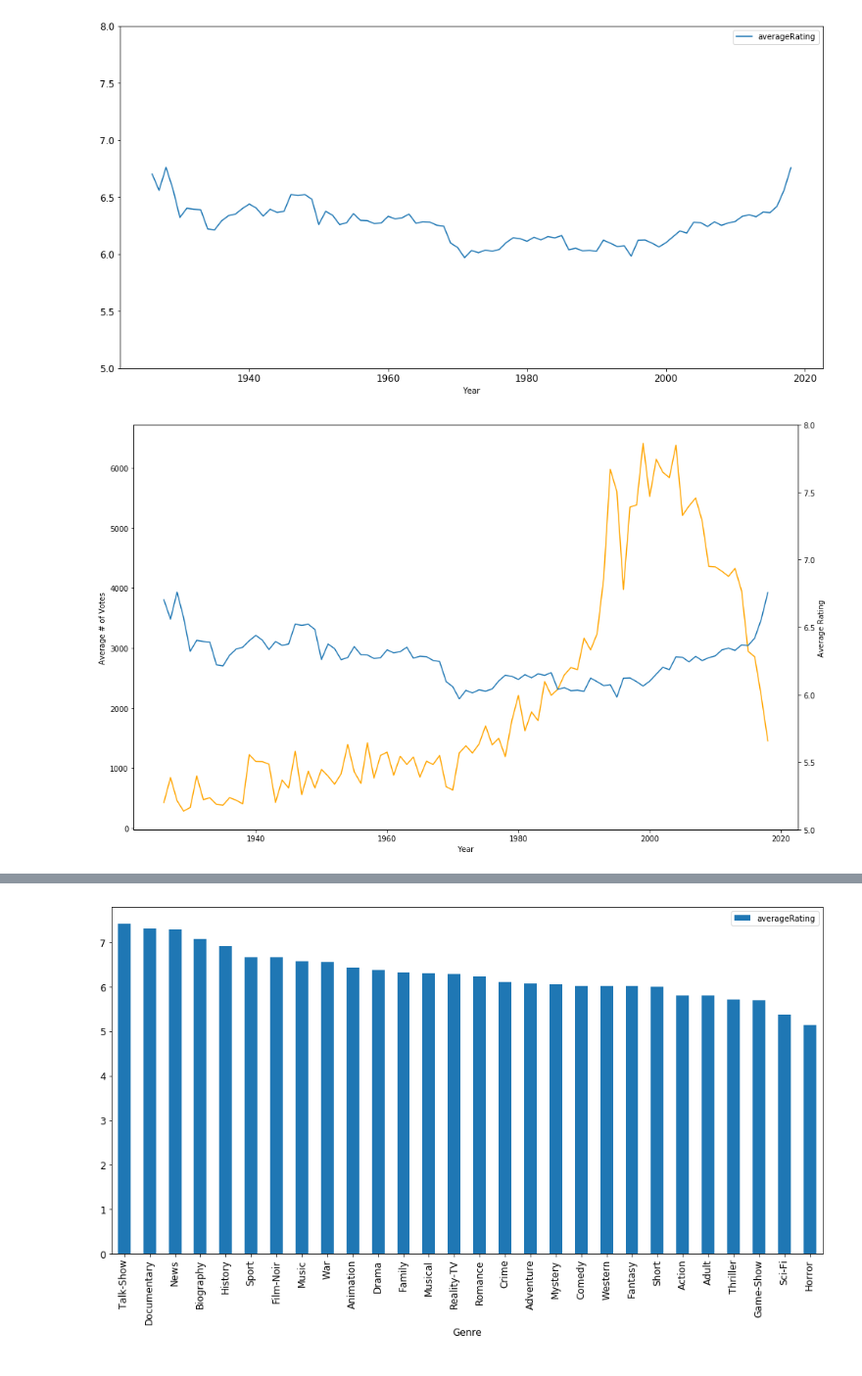
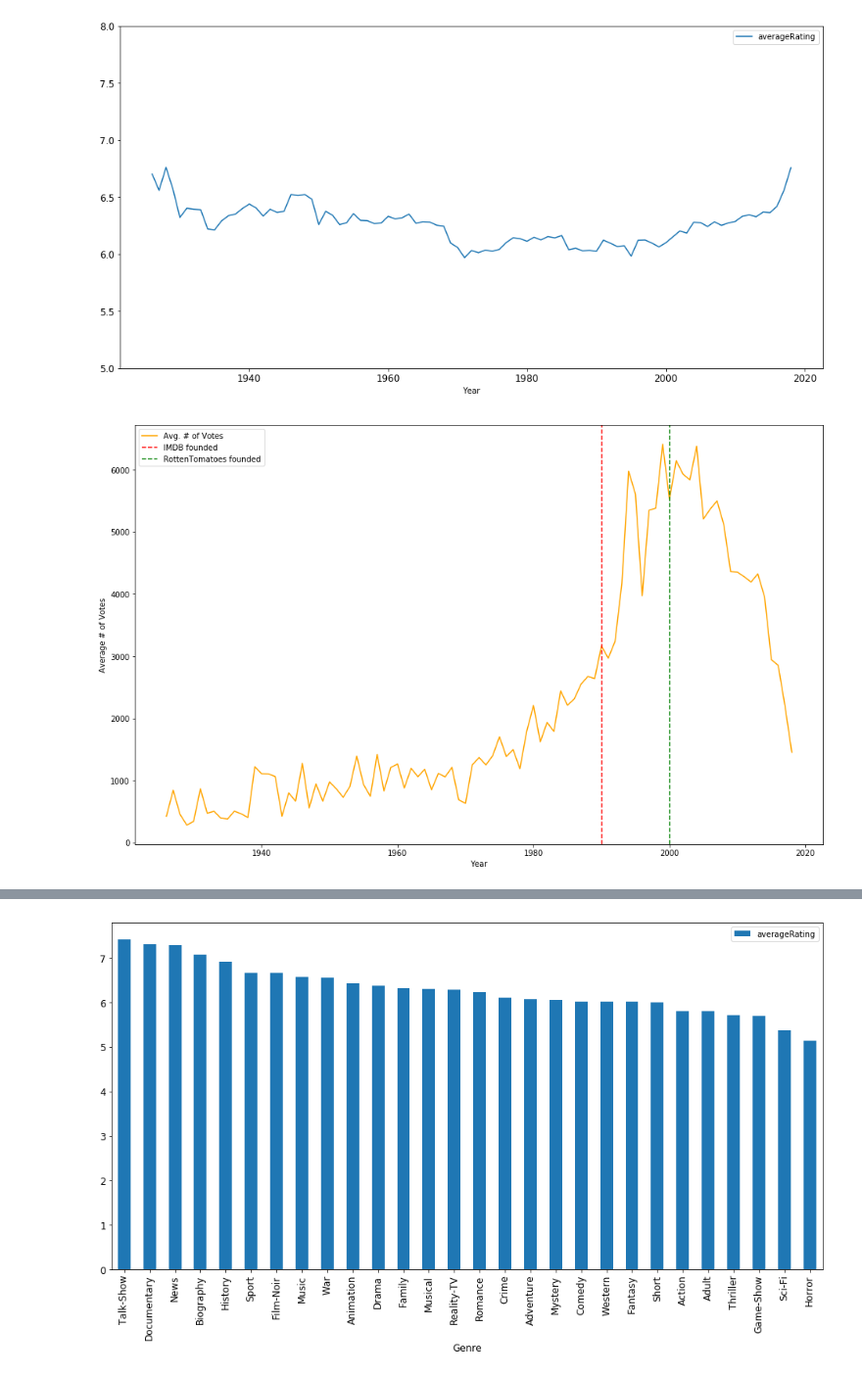
Before and after one commit to kylemcorliss/Thinkful, a Jupyter notebook: Fundamentals_Capstone/Capstone_IMDB_ratings.ipynb, the cells around one changed output, grey strips where cells are left out. Shown at 98% size. Saved outputs shown, nothing was run; the diff lists cells and outputs as text; code cells hidden in the pictures.

Commit message:
second version

```diff
--- a/Fundamentals_Capstone/Capstone_IMDB_ratings.ipynb
+++ b/Fundamentals_Capstone/Capstone_IMDB_ratings.ipynb
@@ -82,15 +84,15 @@ line_graph(df_year_ratings_last100, y='averageRating', x_label='Year')
 # %% [output]
 [figure]
 # %%
-a = df_year_ratings_last100['numVotes'].plot(figsize=(16,10), label='numVotes', color='orange')
-b = df_year_ratings_last100['averageRating'].plot(secondary_y=True, label='averageRating')
+a = df_year_ratings_last100['numVotes'].plot(figsize=(16,10), label='Avg. # of Votes', color='orange')
 a.set_xlabel('Year', fontsize=10)
 a.set_ylabel('Average # of Votes')
-b.set_ylabel('Average Rating')
-b.set_ylim(ymin=5, ymax=8)
+plt.axvline(x=1990, color='red', linestyle='--', label='IMDB founded')
+plt.axvline(x=2000, color='green', linestyle='--', label='RottenTomatoes founded')
+plt.legend()
 plt.show()
 # %% [output]
-[figure, old version]
+[figure, new version]
 # %% [markdown]
 ### Takeaways
 
```
Also changed, not shown: parts of 51 cells of this notebook.
